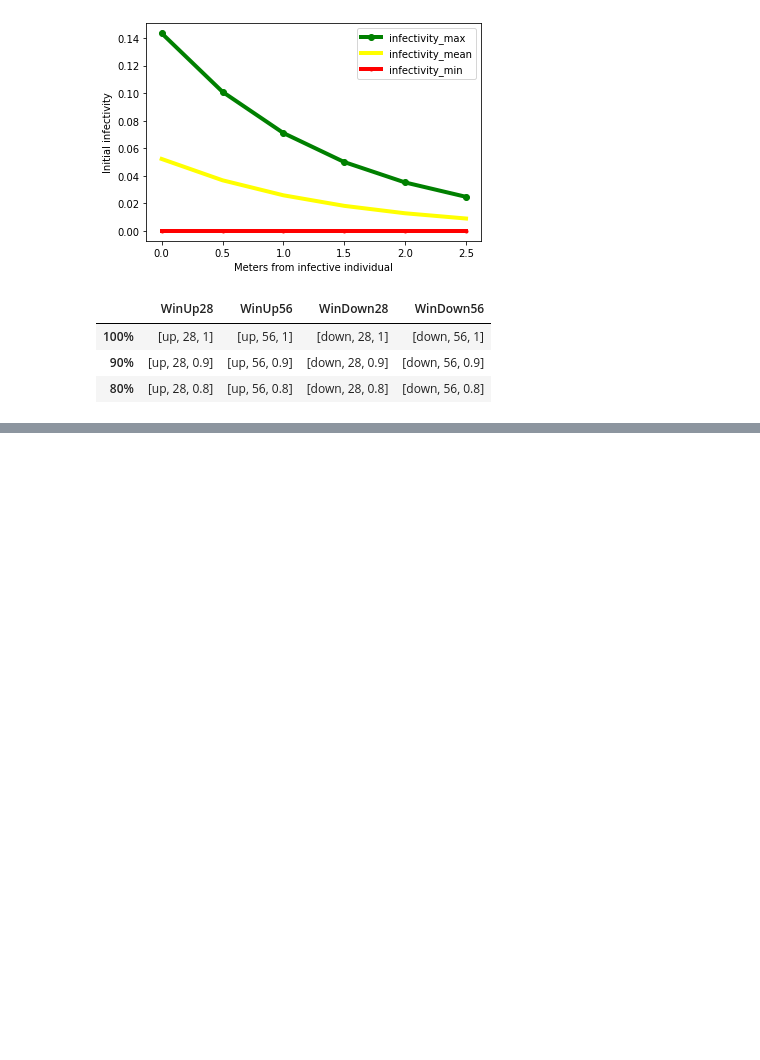
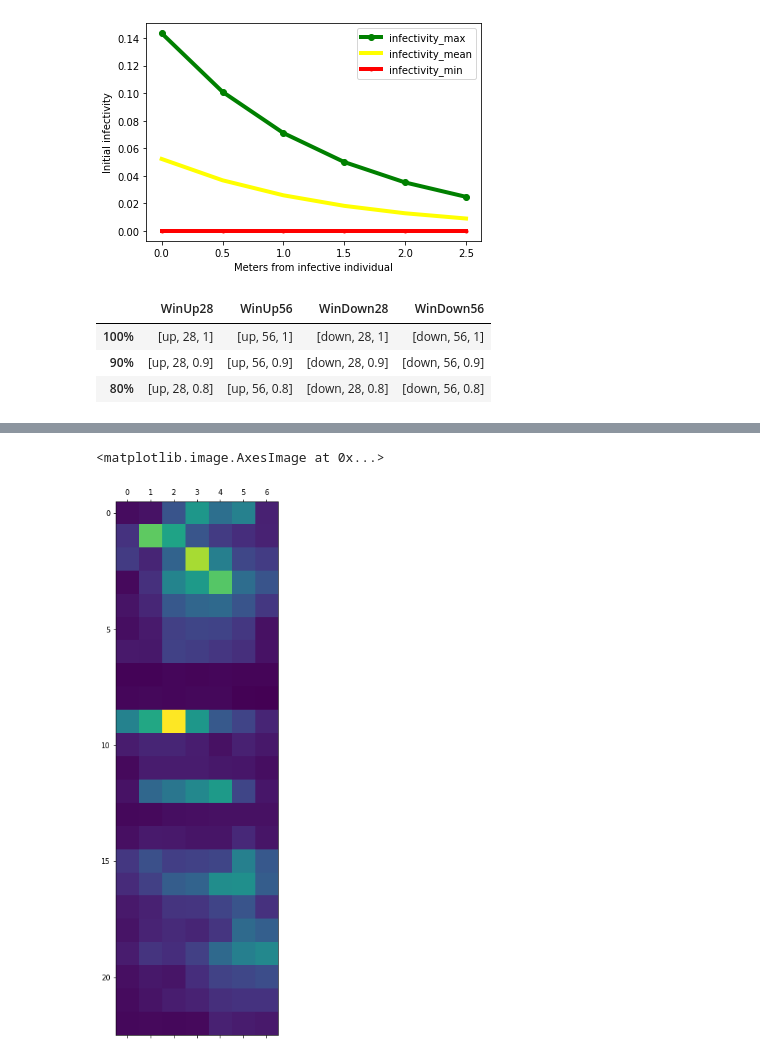
Before and after one commit to SonglingLu/OneRoomABM, a Jupyter notebook: notebooks/paper_functions_viz.ipynb, the cells around one changed output, grey strips where cells are left out. Saved outputs shown, nothing was run; the diff lists cells and outputs as text; code cells hidden in the pictures; blank space fills up the shorter version.

```diff
--- a/notebooks/paper_functions_viz.ipynb
+++ b/notebooks/paper_functions_viz.ipynb
@@ -428,0 +422,5 @@ for c in range(len(conc)):
+# %%
+plt.matshow(out_matrix)
+# %% [output]
+<matplotlib.image.AxesImage at 0x...>
+[figure, added]
```
Also changed, not shown: parts of 6 cells of this notebook, 7 other files.
